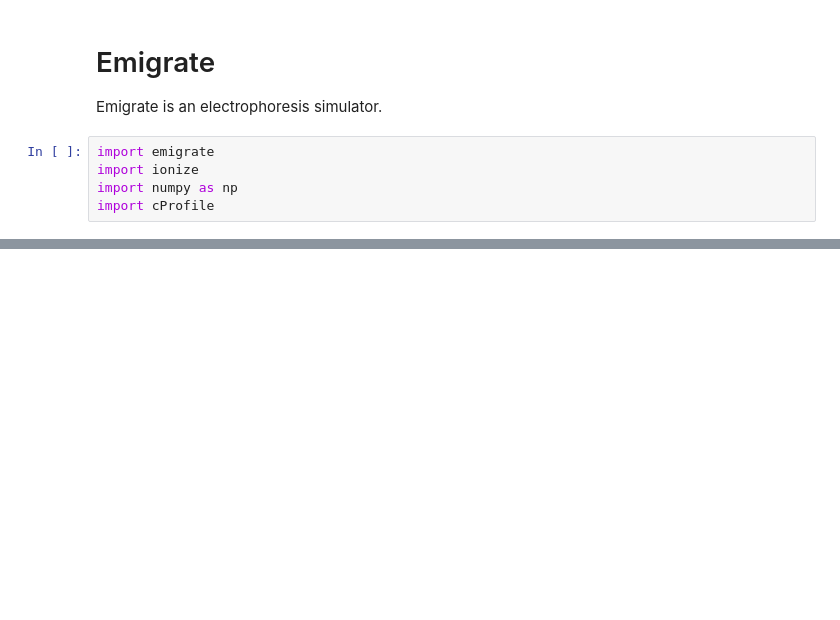
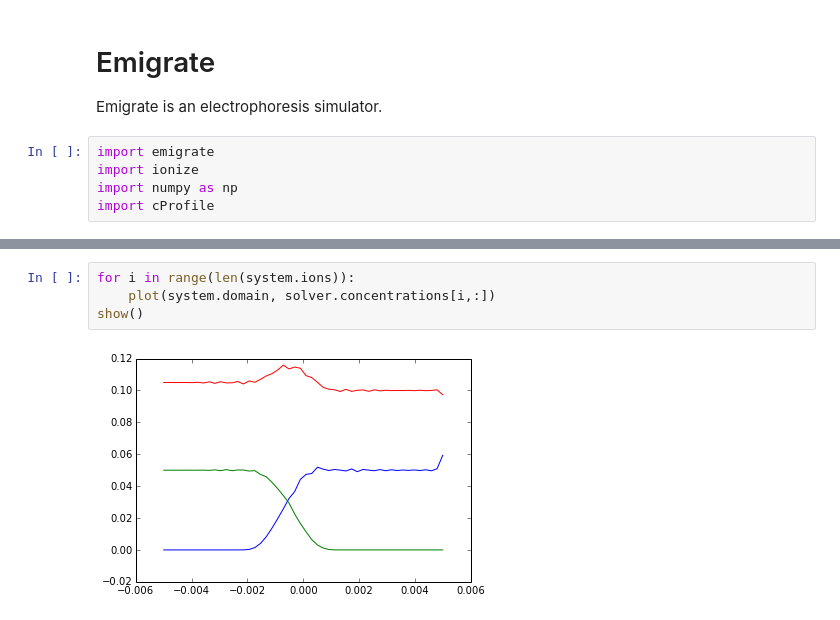
Before and after one commit to lewisamarshall/emigrate, a Jupyter notebook: Tutorial.ipynb, the cells around one changed output, grey strips where cells are left out. Drawn from its saved outputs; the diff is of its cells as text; blank space fills up the shorter version.

```diff
--- a/Tutorial.ipynb
+++ b/Tutorial.ipynb
@@ -118,0 +103,6 @@ print solver.solution_dict.keys()
+# %%
+for i in range(len(system.ions)):
+    plot(system.domain, solver.concentrations[i,:])
+show()
+# %% [output]
+[figure, added]
```
Also changed, not shown: parts of 12 cells of this notebook, 1 other file.
